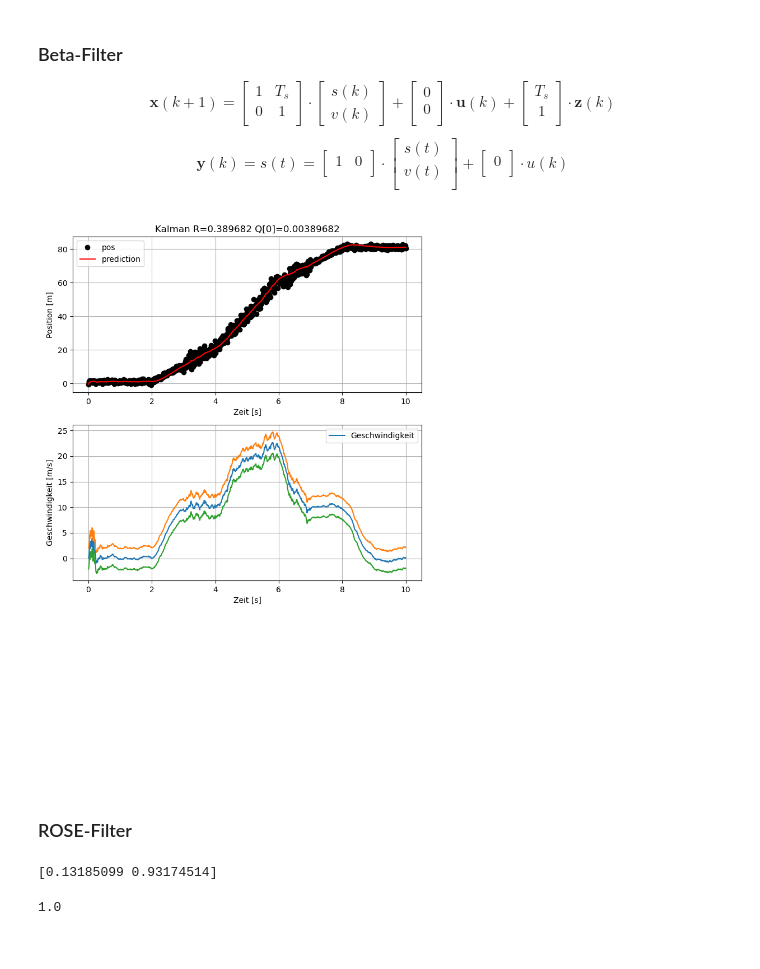
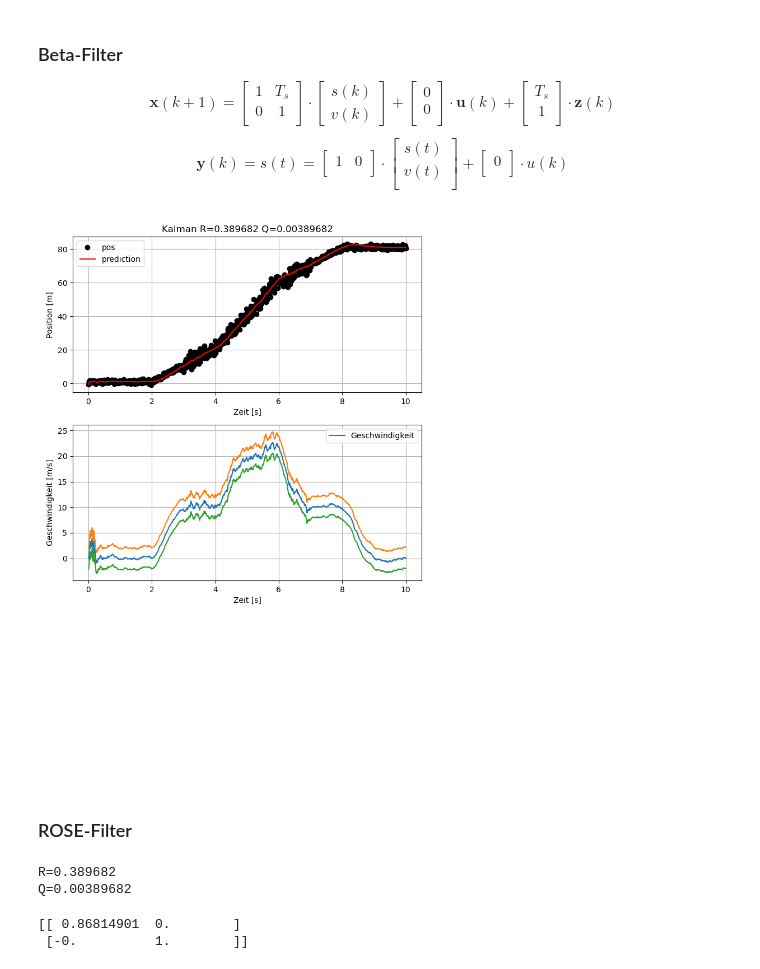
Before and after one commit to rumexcrisp/aim_datafusion, a Jupyter notebook: lab_4.ipynb, the cells around one changed output. Drawn from its saved outputs; the diff is of its cells as text; code cells hidden in the pictures.

```diff
--- a/lab_4.ipynb
+++ b/lab_4.ipynb
@@ -128,44 +128,47 @@ for i, y_i in enumerate(y):
 # %%
 plt.figure(figsize=(7, 10))
 plt.subplot(3, 1, 1)
-plt.title(f"Kalman {R=:g} {Q[0]=:g}")
+plt.title(f"Kalman {R=:g} {Q=:g}")
 plt.xlabel("Zeit")
 plt.grid(True)
 plt.plot(t, y, "ko", label="pos")
 plt.plot(t, s, "r-", label="prediction")
 # plt.plot(t, s + 5 * np.sqrt(P_tilde0), "-")
 # plt.plot(t, s - 5 * np.sqrt(P_tilde0), "-")
 plt.xlabel("Zeit [s]")
 plt.ylabel("Position [m]")
 plt.legend()
 
 plt.subplot(3, 1, 2)
 plt.plot(t, v, "-", label="Geschwindigkeit")
 plt.plot(t, v + 5 * np.sqrt(P_tilde3), "-")
 plt.plot(t, v - 5 * np.sqrt(P_tilde3), "-")
 plt.xlabel("Zeit [s]")
 plt.ylabel("Geschwindigkeit [m/s]")
 plt.grid(True)
 plt.legend()
 plt.tight_layout()
 plt.show()
 # %% [output]
-[figure, old version]
+[figure, new version]
 # %% [markdown]
 ### ROSE-Filter
 # %%
 stable_s = y[t < 2]  # stable range from 0-2 and 8-* see plot above
 # R = stable_s[~np.isnan(stable_s)].var()
 R = stable_s.var()
-Q = R / 100
+# Q = R / 100
 print(f"{R=:g}")
-print(f"{Q[0]=:g}")
+print(f"{Q=:g}")
 
 Gamma = 2.5
 Alpha_R = 0.05
 Alpha_M = 0.1
 Q_min = R / 1000
 Q_max = R / 10
+# %% [output]
+R=0.389682
+Q=0.00389682
 # %%
 # Vorabbestimmung K0 und H
 R0 = 1
@@ -178,9 +181,10 @@ K2 = 0.25 * (lmbda**2 + 4 * lmbda - lmbda * np.sqrt(lmbda**2 + 8 * lmbda)) / Ts
 K0 = np.array([K1, K2])
 H = (np.eye(len(Ad)) - K0 * C) * Ad
 
-print(K0)
+print(H)
 # %% [output]
-[0.13185099 0.93174514]
+[[ 0.86814901  0.        ]
+ [-0.          1.        ]]
 # %%
 # Define system matrices
 Ad = np.array(
@@ -222,9 +226,7 @@ P_tilde3 = np.zeros(len(y))
 GG = Gd @ Gd.T
 M = C @ P_tilde @ C.T
 x1 = x_dach
-
-print(M)
+yr = np.zeros(len(y))
+Q = np.zeros(len(y))
-# %% [output]
-1.0
 # %%
 for i, y_i in enumerate(y):
```
Also changed, not shown: parts of 3 cells of this notebook.
